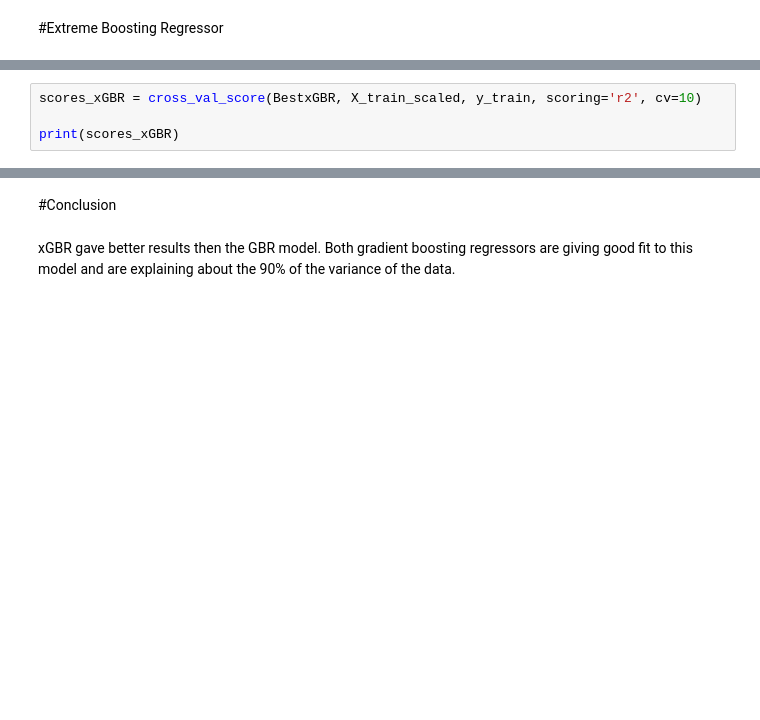
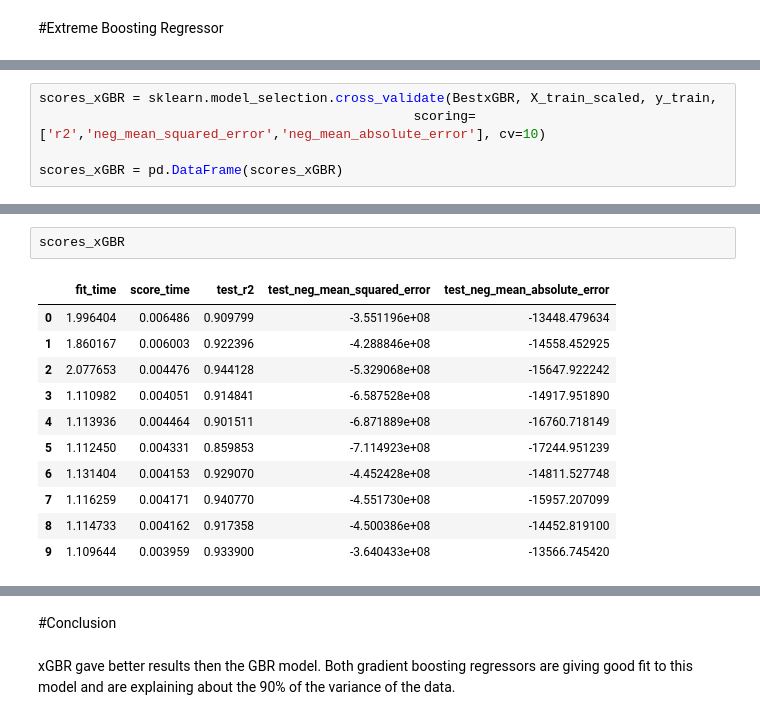
Before and after one commit to majavk/Data_Science_Portfolio, a Jupyter notebook: gradient_boosting_regression.ipynb, the cells around one changed output, grey strips where cells are left out. Cells and saved outputs as stored; diff of their text form; blank space fills up the shorter version.

```diff
--- a/gradient_boosting_regression.ipynb
+++ b/gradient_boosting_regression.ipynb
@@ -178,4 +191,5 @@ xGBR R2_VAL:0.892020397492171
 # %%
-scores_xGBR = cross_val_score(BestxGBR, X_train_scaled, y_train, scoring='r2', cv=10)
+scores_xGBR = sklearn.model_selection.cross_validate(BestxGBR, X_train_scaled, y_train,
+                                                scoring=['r2','neg_mean_squared_error','neg_mean_absolute_error'], cv=10)
 
-print(scores_xGBR)
+scores_xGBR = pd.DataFrame(scores_xGBR)
@@ -194,0 +196,14 @@ print(scores_xGBR)
+# %%
+scores_xGBR
+# %% [output]
+|  | fit_time | score_time | test_r2 | test_neg_mean_squared_error | test_neg_mean_absolute_error |
+| 0 | 1.996404 | 0.006486 | 0.909799 | -3.551196e+08 | -13448.479634 |
+| 1 | 1.860167 | 0.006003 | 0.922396 | -4.288846e+08 | -14558.452925 |
+| 2 | 2.077653 | 0.004476 | 0.944128 | -5.329068e+08 | -15647.922242 |
+| 3 | 1.110982 | 0.004051 | 0.914841 | -6.587528e+08 | -14917.951890 |
+| 4 | 1.113936 | 0.004464 | 0.901511 | -6.871889e+08 | -16760.718149 |
+| 5 | 1.112450 | 0.004331 | 0.859853 | -7.114923e+08 | -17244.951239 |
+| 6 | 1.131404 | 0.004153 | 0.929070 | -4.452428e+08 | -14811.527748 |
+| 7 | 1.116259 | 0.004171 | 0.940770 | -4.551730e+08 | -15957.207099 |
+| 8 | 1.114733 | 0.004162 | 0.917358 | -4.500386e+08 | -14452.819100 |
+| 9 | 1.109644 | 0.003959 | 0.933900 | -3.640433e+08 | -13566.745420 |
```
Also changed, not shown: parts of 33 cells of this notebook.
